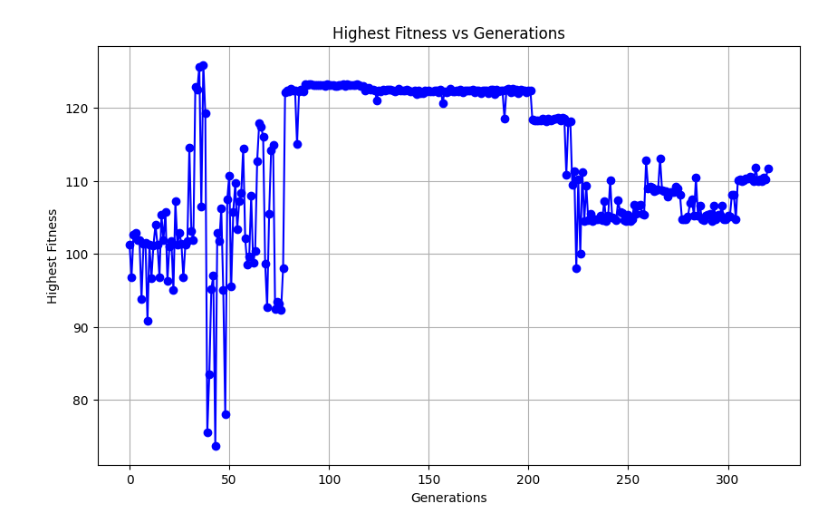
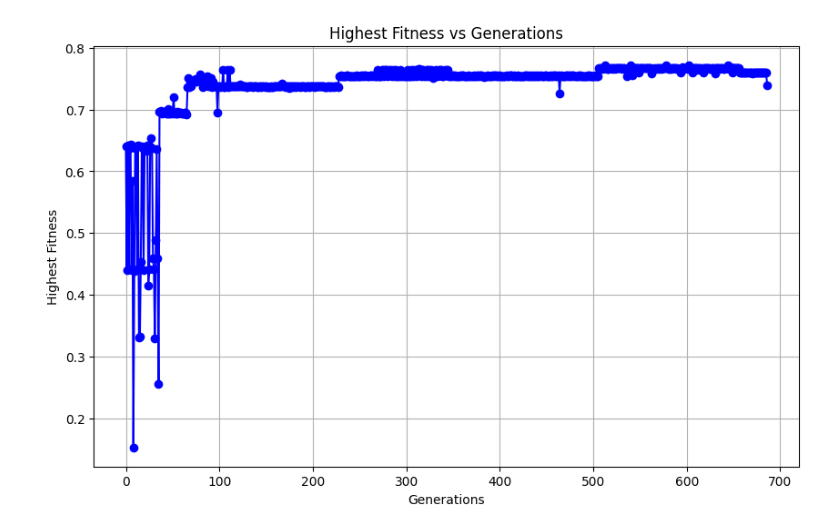
Before and after one commit to ishaqmarashy/BBR-GA-Robot, a Jupyter notebook: generations.ipynb, the cells around one changed output. Saved outputs shown, nothing was run; the diff lists cells and outputs as text; code cells hidden in the pictures.

```diff
--- a/generations.ipynb
+++ b/generations.ipynb
@@ -1,18 +1,18 @@
 # %%
 import pandas as pd
 import matplotlib.pyplot as plt
 
-file_path = 'fitness_data.csv'
+file_path = "./controllers/supervisorGA - ER - T2/fitness_data.csv"
 df = pd.read_csv(file_path, header=None, names=['Generations', 'Fitness'])
 
 max_fitness_per_generation = df.groupby('Generations')['Fitness'].max().reset_index()
 
 plt.figure(figsize=(10, 6))
 plt.plot(max_fitness_per_generation['Generations'], max_fitness_per_generation['Fitness'], marker='o', linestyle='-', color='b')
 plt.title('Highest Fitness vs Generations')
 plt.xlabel('Generations')
 plt.ylabel('Highest Fitness')
 plt.grid(True)
 plt.show()
 # %% [output]
-[figure, old version]
+[figure, new version]
```
Also changed, not shown: parts of 1 cell of this notebook, 17 other files.
